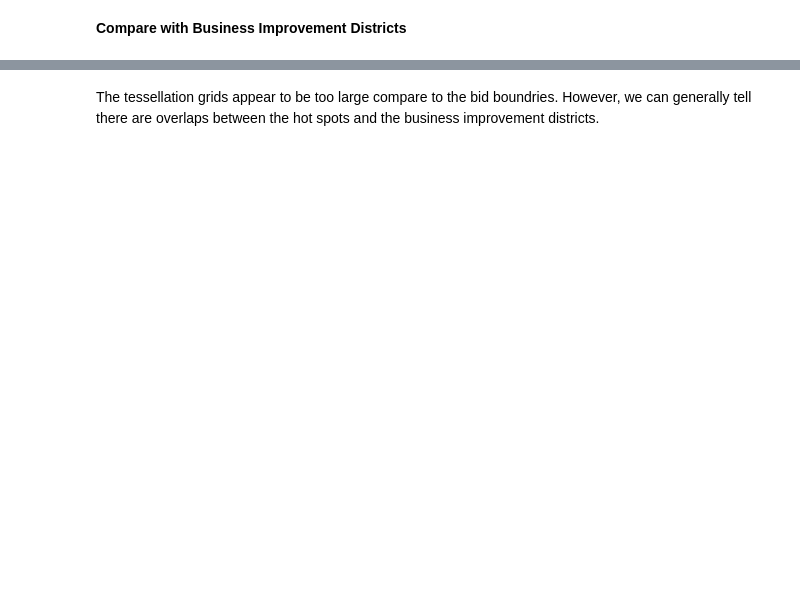
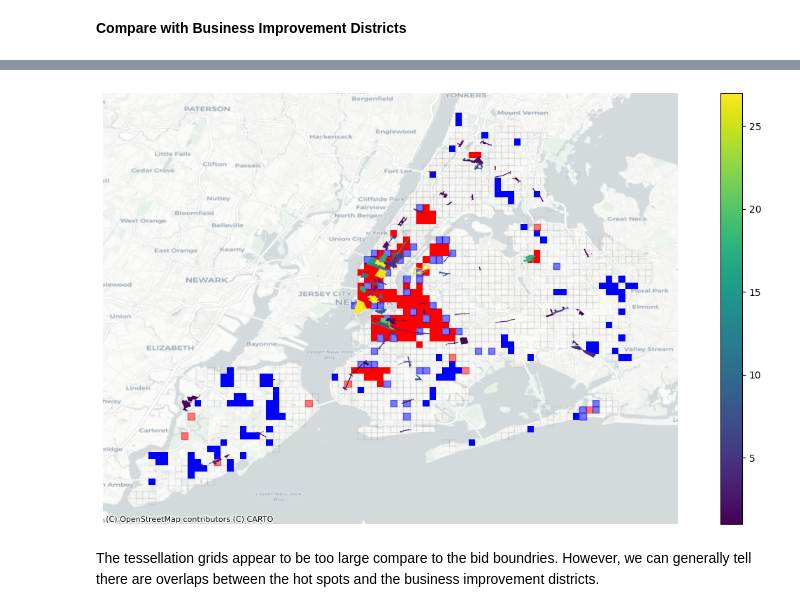
Before and after one commit to Coalllball/DOB-Permit-Issuance-Analysis, a Jupyter notebook: [Jiacheng Chen] DOB_Permit_Issuance.ipynb, the cells around one changed output, grey strips where cells are left out. Drawn from its saved outputs; the diff is of its cells as text; code cells hidden in the pictures; blank space fills up the shorter version.

```diff
--- a/[Jiacheng Chen] DOB_Permit_Issuance.ipynb
+++ b/[Jiacheng Chen] DOB_Permit_Issuance.ipynb
@@ -414,11 +610,15 @@ diamonds = r.query(f"local_moran_p_value < {alpha} & local_moran_quadrant == 4")
 # %%
 fig, cluster_map = plt.subplots(figsize = (16,8))
 r.plot(ax=cluster_map, facecolor='none', alpha=0.05)
 hotspots.plot(color='red', ax=cluster_map, label='Hot Spot')
 coldspots.plot(color='blue', ax=cluster_map, label='Cold Spot')
 doughnuts.plot(color='blue', ax=cluster_map, label='Doughnuts', alpha=0.5, edgecolor='blue')
 diamonds.plot(color='red', ax=cluster_map, label='Diamonds',alpha=0.5, edgecolor='red')
 
 joined_layer_bid_ac_count.plot(column='Count', legend=True, ax=cluster_map)
+cluster_map.axis('off')
+cx.add_basemap(cluster_map, crs = 4326, source=basemap)
+# %% [output]
+[figure, added]
 # %% [markdown]
 The tessellation grids appear to be too large compare to the bid boundries. However, we can generally tell there are overlaps between the hot spots and the business improvement districts.
```
Also changed, not shown: parts of 29 cells of this notebook.
